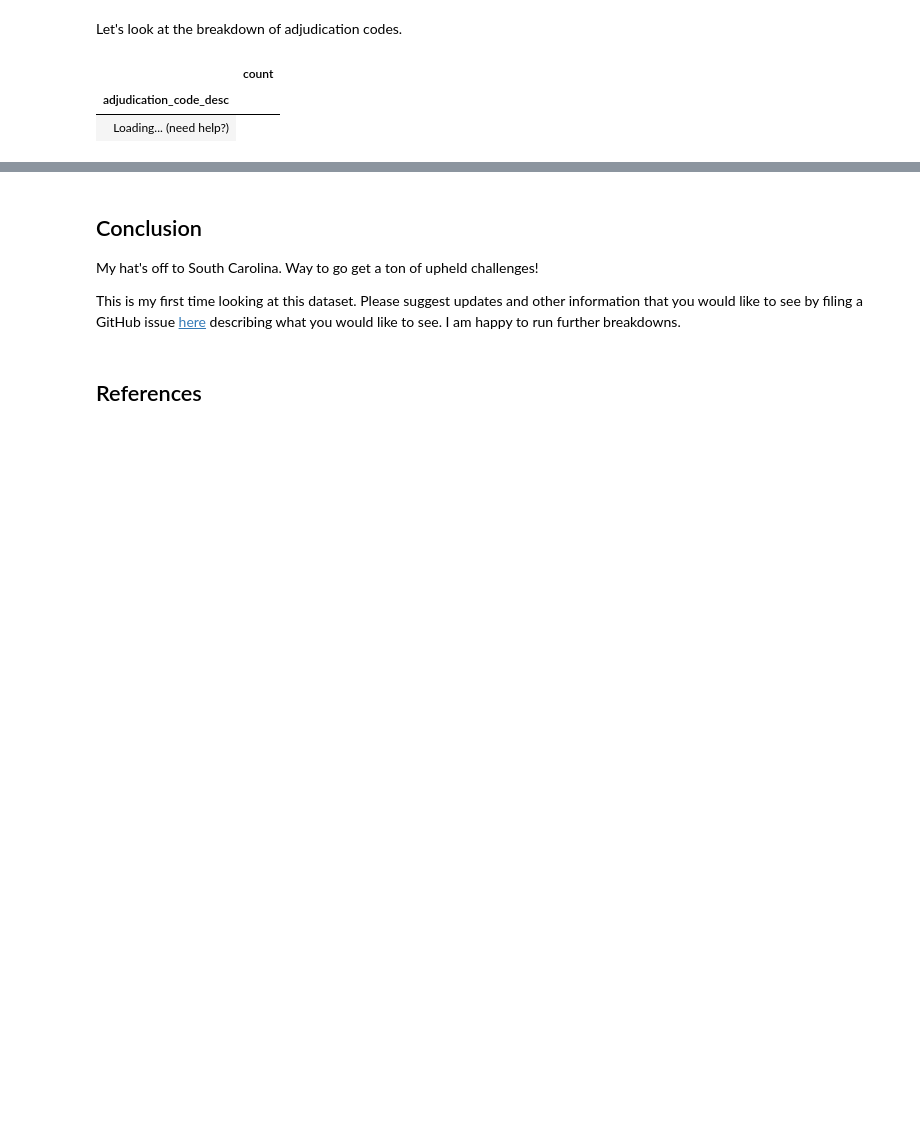
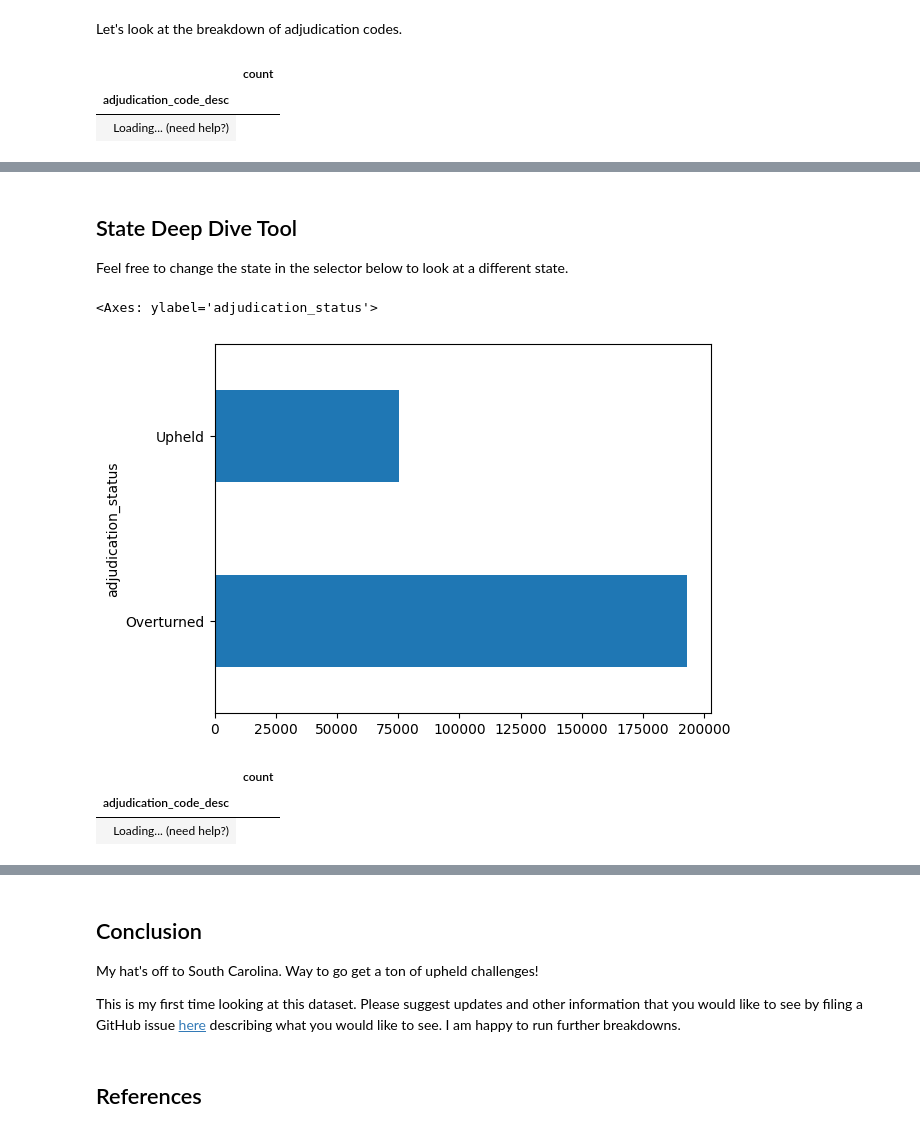
Before and after one commit to bbcommons/challengeReview-Jul23, a Jupyter notebook: analysis.ipynb, the cells around one changed output, grey strips where cells are left out. Drawn from its saved outputs; the diff is of its cells as text; code cells hidden in the pictures; blank space fills up the shorter version.

Commit message:
Added state analysis.

```diff
--- a/analysis.ipynb
+++ b/analysis.ipynb
@@ -151,0 +158,17 @@ itables.show(overturned.value_counts('adjudication_code_desc'))
+# %% [markdown]
+## State Deep Dive Tool
+
+Feel free to change the state in the selector below to look at a different state.
+# %%
+stateDf = df[df.location_state == 'PA']
+# %%
+stateDf.value_counts('adjudication_status').plot.barh()
+# %% [output]
+<Axes: ylabel='adjudication_status'>
+[figure, added]
+# %%
+itables.show(stateDf[stateDf.adjudication_status == 'Overturned'].value_counts('adjudication_code_desc'))
+# %% [output]
+|  | count |
+| adjudication_code_desc |  |
+| Loading... (need help?) |
```
Also changed, not shown: parts of 12 cells of this notebook.
